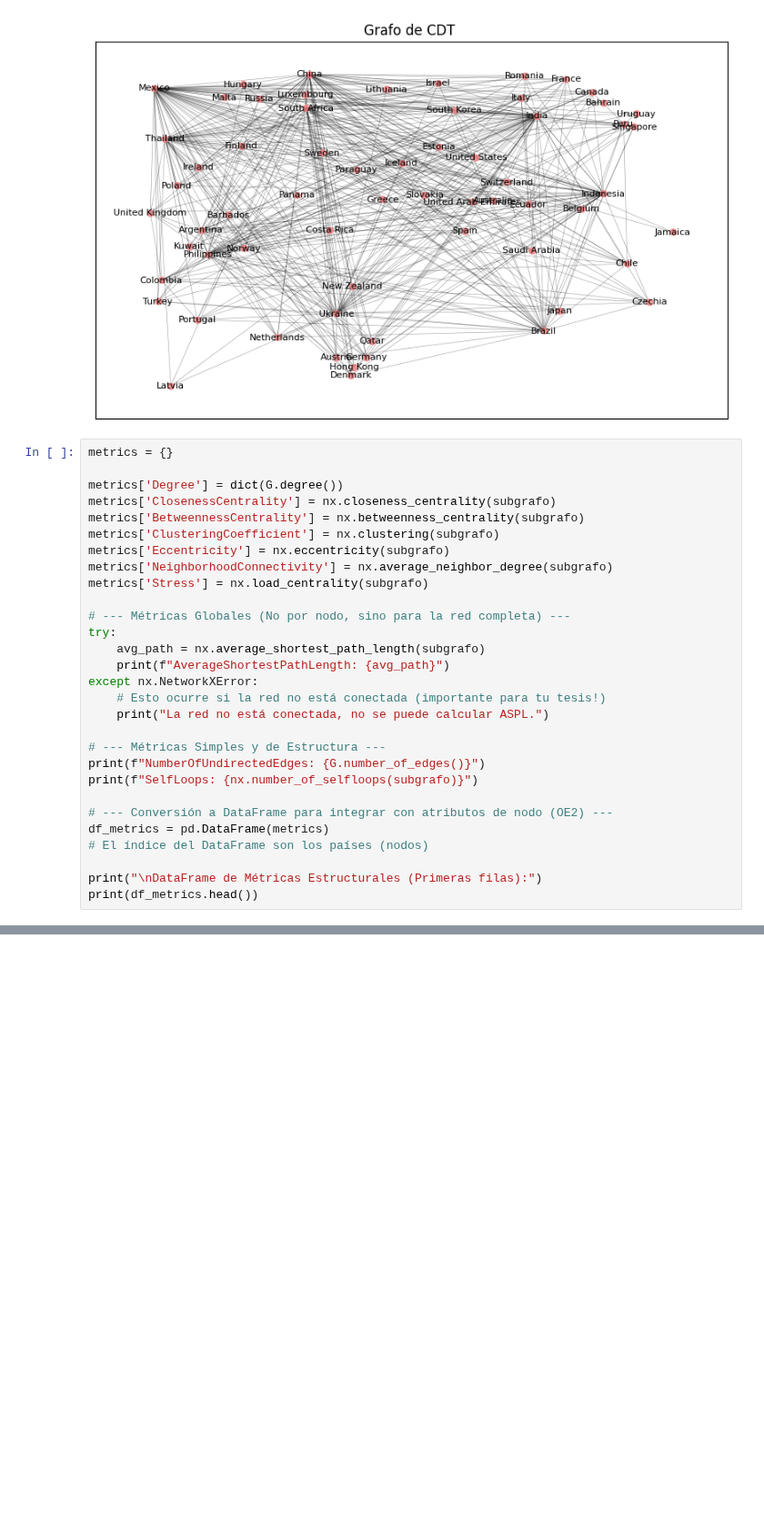
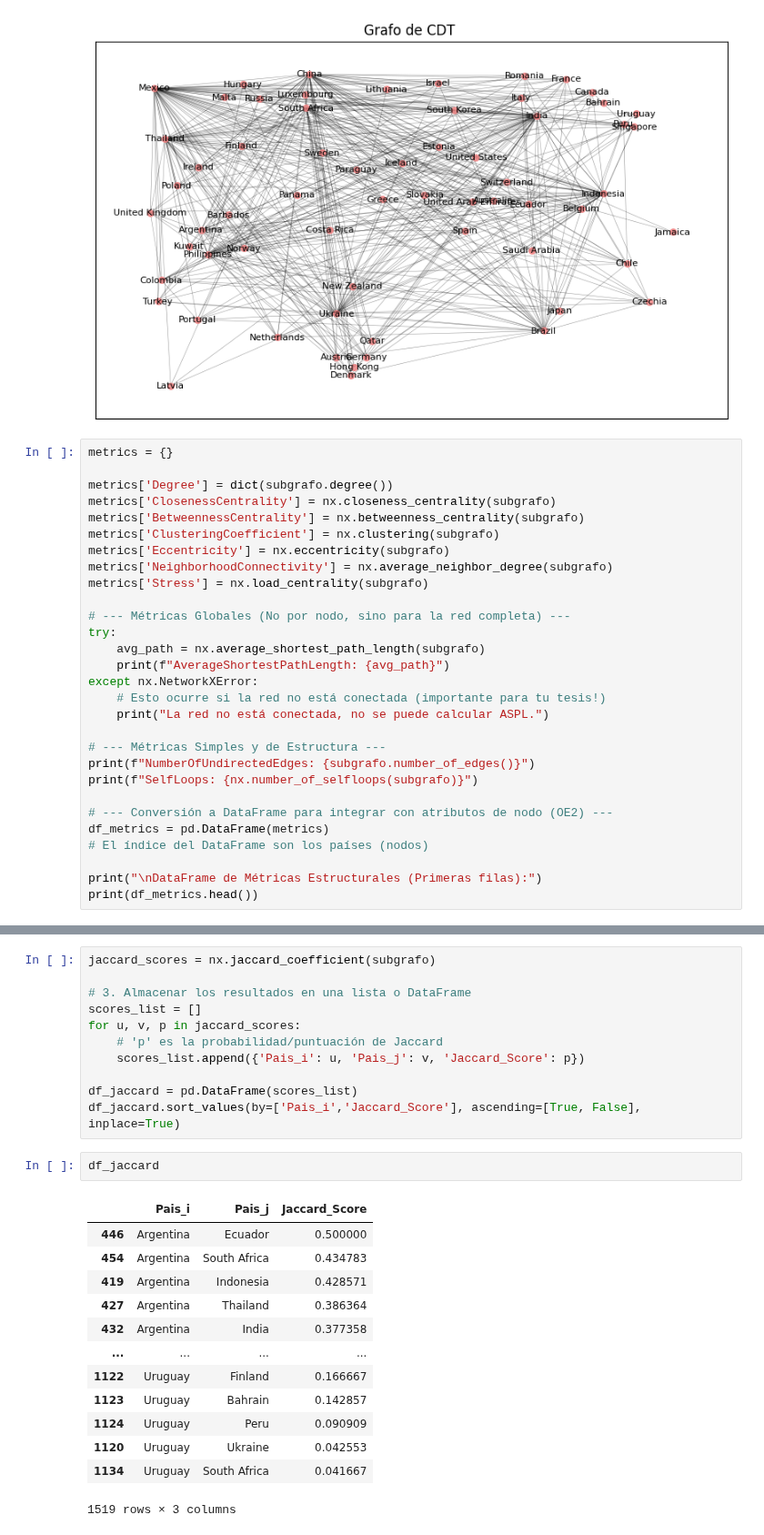
Before and after one commit to hubcborja/Trabajo_grado_ECIJG, a Jupyter notebook: Graficacion_red_convenios_Doble_Tributacion.ipynb, the cells around one changed output, grey strips where cells are left out. Shown at 91% size. Saved outputs shown, nothing was run; the diff lists cells and outputs as text; blank space fills up the shorter version.

Commit message:
Adición del puntaje de jaccard para predecir enlaces

```diff
--- a/Graficacion_red_convenios_Doble_Tributacion.ipynb
+++ b/Graficacion_red_convenios_Doble_Tributacion.ipynb
@@ -151,7 +151,7 @@ plt.show()
 # %%
 metrics = {}
 
-metrics['Degree'] = dict(G.degree())
+metrics['Degree'] = dict(subgrafo.degree())
 metrics['ClosenessCentrality'] = nx.closeness_centrality(subgrafo)
 metrics['BetweennessCentrality'] = nx.betweenness_centrality(subgrafo)
 metrics['ClusteringCoefficient'] = nx.clustering(subgrafo)
@@ -168,7 +168,7 @@ except nx.NetworkXError:
     print("La red no está conectada, no se puede calcular ASPL.")
 
 # --- Métricas Simples y de Estructura ---
-print(f"NumberOfUndirectedEdges: {G.number_of_edges()}")
+print(f"NumberOfUndirectedEdges: {subgrafo.number_of_edges()}")
 print(f"SelfLoops: {nx.number_of_selfloops(subgrafo)}")
 
 # --- Conversión a DataFrame para integrar con atributos de nodo (OE2) ---
@@ -197,0 +198,27 @@ Italy    0.000970
+# %%
+jaccard_scores = nx.jaccard_coefficient(subgrafo)
+
+# 3. Almacenar los resultados en una lista o DataFrame
+scores_list = []
+for u, v, p in jaccard_scores:
+    # 'p' es la probabilidad/puntuación de Jaccard
+    scores_list.append({'Pais_i': u, 'Pais_j': v, 'Jaccard_Score': p})
+
+df_jaccard = pd.DataFrame(scores_list)
+df_jaccard.sort_values(by=['Pais_i','Jaccard_Score'], ascending=[True, False], inplace=True)
+# %%
+df_jaccard
+# %% [output]
+|  | Pais_i | Pais_j | Jaccard_Score |
+| 446 | Argentina | Ecuador | 0.500000 |
+| 454 | Argentina | South Africa | 0.434783 |
+| 419 | Argentina | Indonesia | 0.428571 |
+| 427 | Argentina | Thailand | 0.386364 |
+| 432 | Argentina | India | 0.377358 |
+| ... | ... | ... | ... |
+| 1122 | Uruguay | Finland | 0.166667 |
+| 1123 | Uruguay | Bahrain | 0.142857 |
+| 1124 | Uruguay | Peru | 0.090909 |
+| 1120 | Uruguay | Ukraine | 0.042553 |
+| 1134 | Uruguay | South Africa | 0.041667 |
+1519 rows × 3 columns
```
Also changed, not shown: parts of 1 cell of this notebook.
